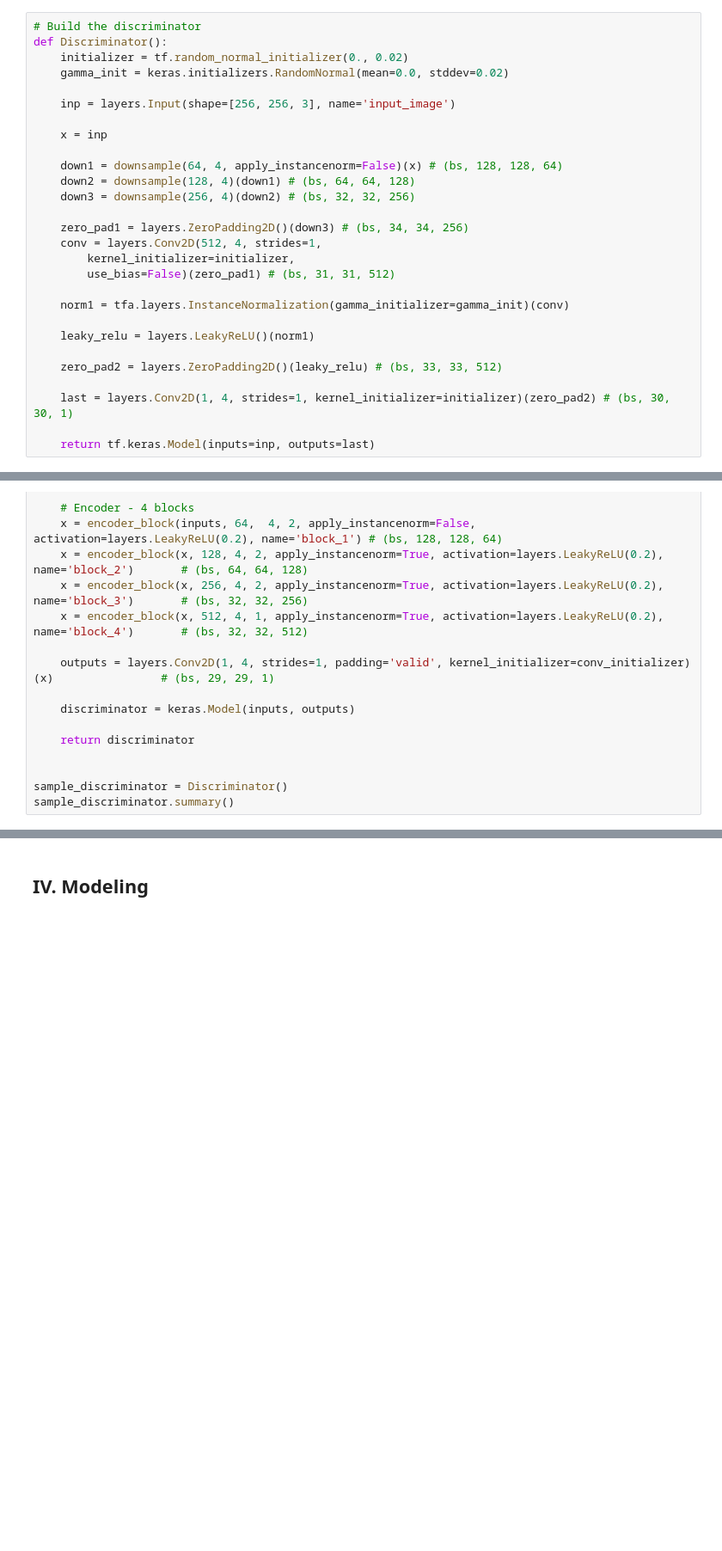
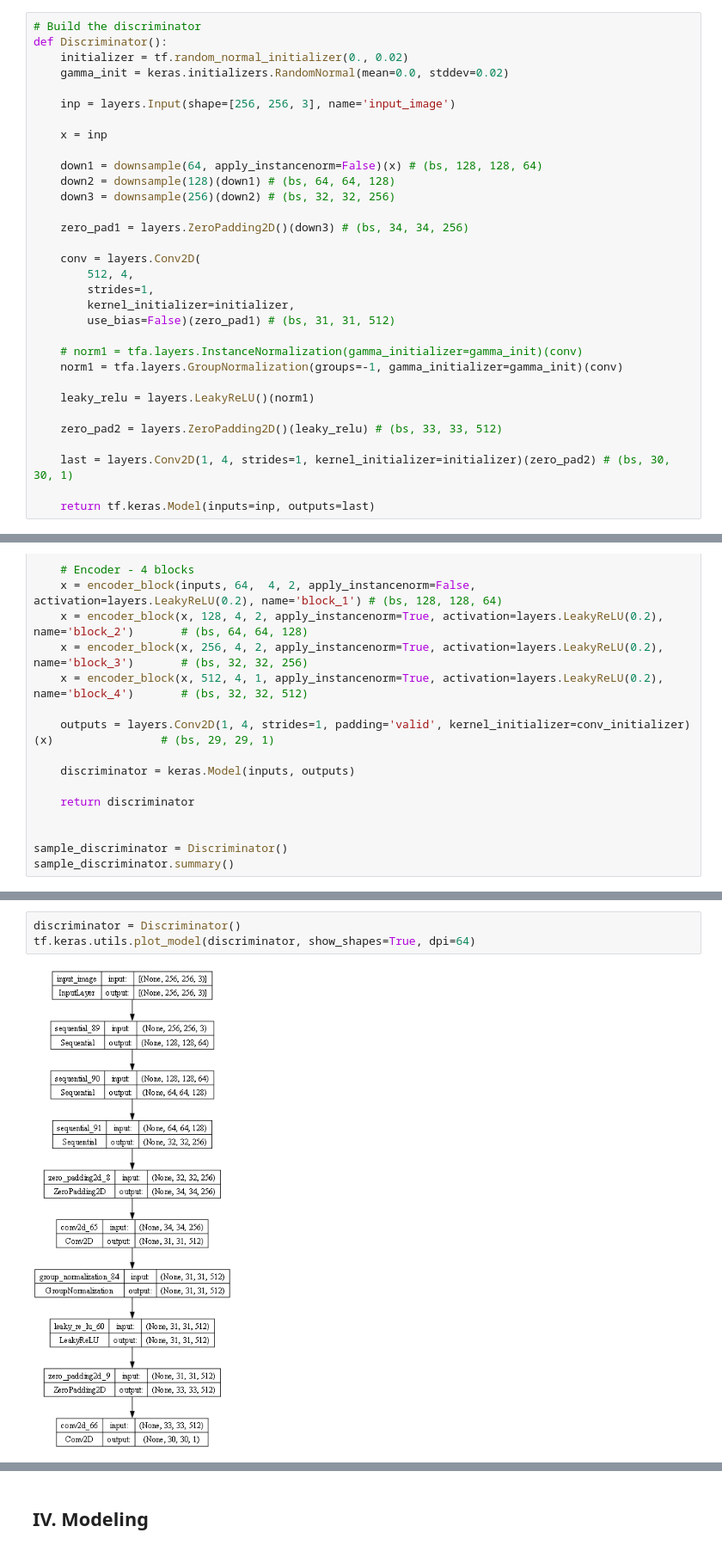
Before and after one commit to IvanLiuTW/code, a Jupyter notebook: GAN.ipynb, the cells around one changed output, grey strips where cells are left out. Shown at 86% size. Drawn from its saved outputs; the diff is of its cells as text; blank space fills up the shorter version.

```diff
--- a/GAN.ipynb
+++ b/GAN.ipynb
@@ -227,16 +341,20 @@ def Discriminator():
 
     x = inp
 
-    down1 = downsample(64, 4, apply_instancenorm=False)(x) # (bs, 128, 128, 64)
-    down2 = downsample(128, 4)(down1) # (bs, 64, 64, 128)
-    down3 = downsample(256, 4)(down2) # (bs, 32, 32, 256)
+    down1 = downsample(64, apply_instancenorm=False)(x) # (bs, 128, 128, 64)
+    down2 = downsample(128)(down1) # (bs, 64, 64, 128)
+    down3 = downsample(256)(down2) # (bs, 32, 32, 256)
 
     zero_pad1 = layers.ZeroPadding2D()(down3) # (bs, 34, 34, 256)
-    conv = layers.Conv2D(512, 4, strides=1,
+
+    conv = layers.Conv2D(
+        512, 4,
+        strides=1,
         kernel_initializer=initializer,
         use_bias=False)(zero_pad1) # (bs, 31, 31, 512)
 
-    norm1 = tfa.layers.InstanceNormalization(gamma_initializer=gamma_init)(conv)
+    # norm1 = tfa.layers.InstanceNormalization(gamma_initializer=gamma_init)(conv)
+    norm1 = tfa.layers.GroupNormalization(groups=-1, gamma_initializer=gamma_init)(conv)
 
     leaky_relu = layers.LeakyReLU()(norm1)
 
@@ -384,0 +529,5 @@ with strategy.scope():
+# %%
+discriminator = Discriminator()
+tf.keras.utils.plot_model(discriminator, show_shapes=True, dpi=64)
+# %% [output]
+[figure, added]
```
Also changed, not shown: parts of 37 cells of this notebook, 1 other file.
